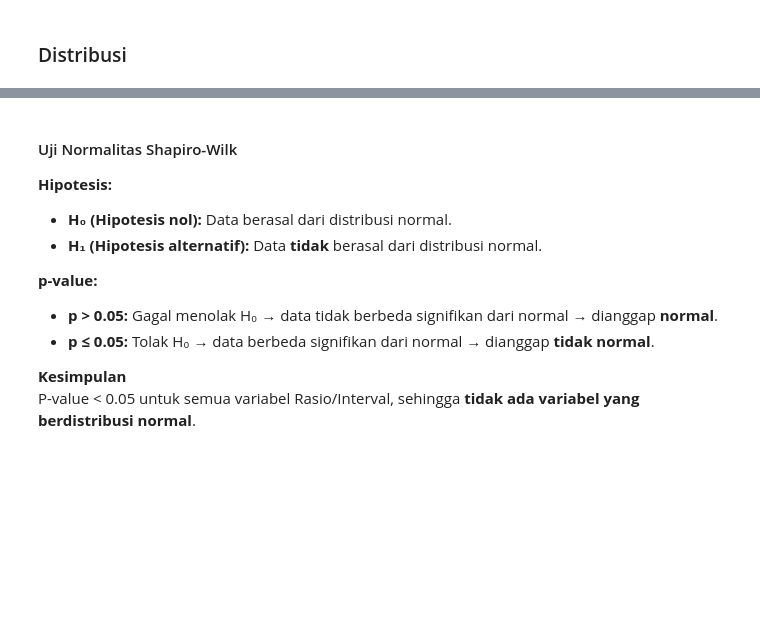
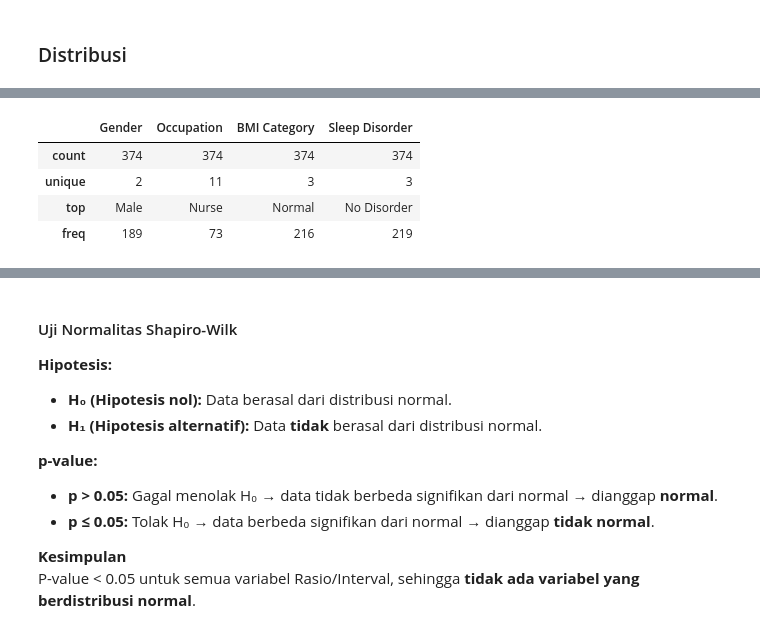
Before and after one commit to Qozuu/EDA-Project-EAS, a Jupyter notebook: sleep_eda.ipynb, the cells around one changed output, grey strips where cells are left out. Saved outputs shown, nothing was run; the diff lists cells and outputs as text; code cells hidden in the pictures; blank space fills up the shorter version.

```diff
--- a/sleep_eda.ipynb
+++ b/sleep_eda.ipynb
@@ -164,0 +166,8 @@ plt.show()
+# %%
+df_corr.describe(include='object')
+# %% [output]
+|  | Gender | Occupation | BMI Category | Sleep Disorder |
+| count | 374 | 374 | 374 | 374 |
+| unique | 2 | 11 | 3 | 3 |
+| top | Male | Nurse | Normal | No Disorder |
+| freq | 189 | 73 | 216 | 219 |
```
Also changed, not shown: parts of 10 cells of this notebook.
